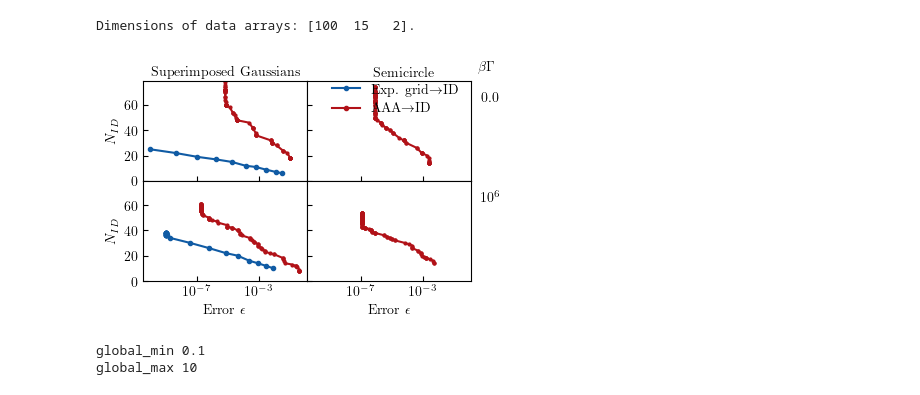
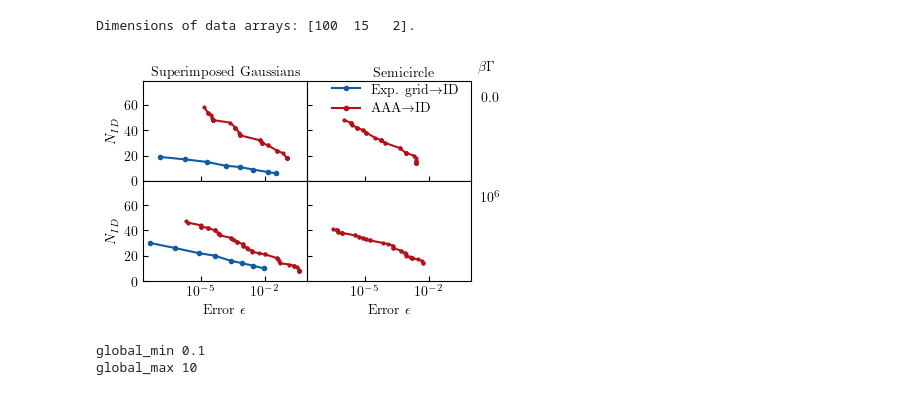
Before and after one commit to jthoenniss/RealTimeID, a Jupyter notebook: notebooks/paper.ipynb, the cells around one changed output. Cells and saved outputs as stored; diff of their text form; code cells hidden in the pictures.

Commit message:
update plot script

```diff
--- a/notebooks/paper.ipynb
+++ b/notebooks/paper.ipynb
@@ -525,7 +525,7 @@ for b in range(kernel_dims_ID[2]):
         ID_modes = np.array(ID_modes)
 
         linestyle = next(linecycler)
-        mask_ID = err_ID > 1.e-11
+        mask_ID = err_ID > 1.e-8
 
         line_ID, = axs[b,0].plot(err_ID[mask_ID], ID_modes[mask_ID], marker="o", linestyle=linestyle, markersize=3,
                                color=cmap_blues(norm_times(t_data[tau])))
@@ -548,13 +548,13 @@ for b in range(kernel_dims_ID[2]):
         err_AAA_sc2 = np.array(err_AAA_sc2)
         nbr_poles_sc2 = np.array(nbr_poles_sc2)
 
-        #if b == 0:
-        #    mask_AAA = err_AAA_sc > 1.e-5
-        #else:
-        #    mask_AAA = err_AAA_sc > 1.e-6
-        #mask_AAA2 = err_AAA_sc2 > 1.e-5
-        mask_AAA = err_AAA_sc > 0
-        mask_AAA2 = err_AAA_sc2 > 0
+        if b == 0:
+            mask_AAA = err_AAA_sc > 1.e-5
+            mask_AAA2 = err_AAA_sc2 > 1.e-6
+        else:
+            mask_AAA = err_AAA_sc > 1.e-6
+            mask_AAA2 = err_AAA_sc2 > 2.e-7
+
         line_AAA, = axs[b,0].plot(err_AAA_sc[mask_AAA], nbr_poles_sc[mask_AAA], marker="o", linestyle=linestyle, markersize=2,
                                 color=cmap_reds(norm_times(t_data[tau])))
 
@@ -610,34 +610,34 @@ axs[0,-1].text(1.06, 0.8, r"$0.0$", transform=axs[0,-1].transAxes, backgroundcol
 axs[1,-1].text(1.06, 0.8, r"$10^6$", transform=axs[1,-1].transAxes, backgroundcolor=(1, 1, 1, 0.9))
 
 
 
 #move all ticks into plot area:
 for ax in axs.flat:
     ax.xaxis.set_tick_params(which='both', direction='in')
     ax.yaxis.set_tick_params(which='both', direction='in')
 
 #for right column, move y-axis ticks and labels to the right
 #for ax in axs[:,1]:
 #    ax.yaxis.set_label_position("right")
 #    ax.yaxis.set_ticks_position("right")
 
 #no tick labels for right column
 for ax in axs[:,1]:
     ax.yaxis.set_tick_params(labelright=False)
 
 #for left column, set ticks in intervals of 20
 for ax in axs[:,0]:
     ax.yaxis.set_major_locator(plt.MultipleLocator(20))
 
 
 
 #move lower plots closer to upper plots
 fig.subplots_adjust(hspace=0.0, wspace=0.0)
 
 #save figure as pdf
 fig.savefig("../plots/paper/error_scaling_gapped_gaussian_semicirc.pdf", bbox_inches='tight')
 # %% [output]
-[figure, old version]
+[figure, new version]
 # %%
 
 cmap_blues = plt.get_cmap("Blues")
```
Also changed, not shown: parts of 4 cells of this notebook.
